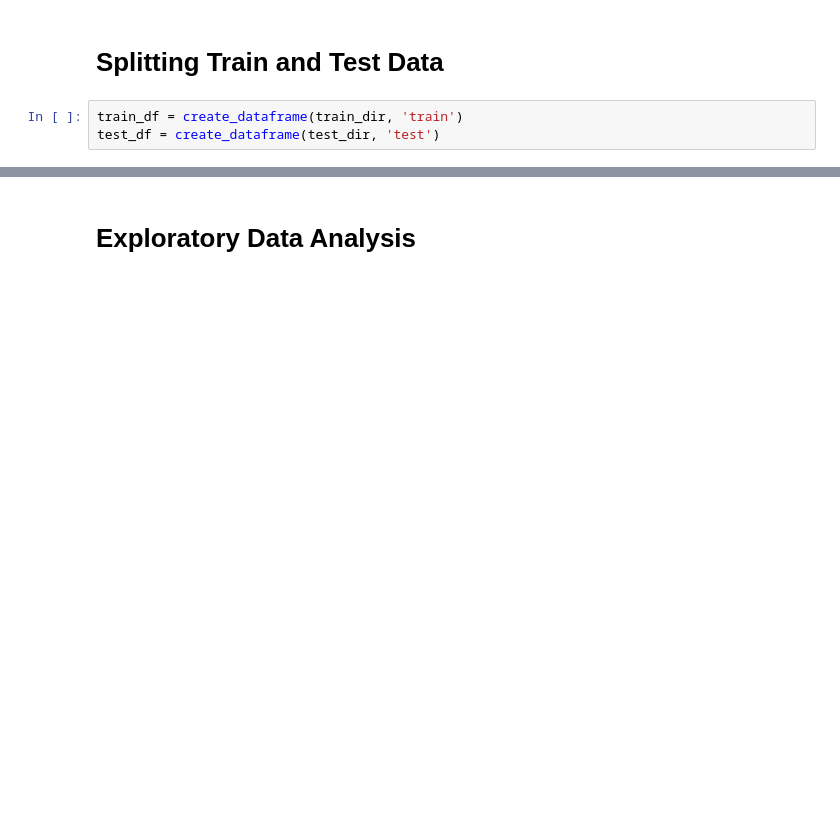
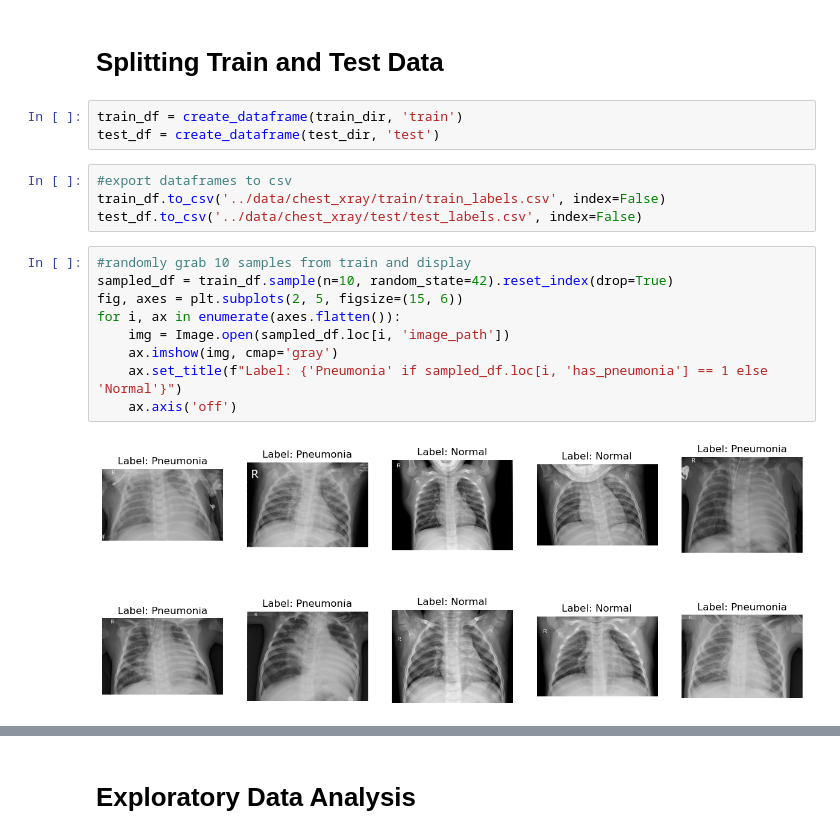
Before and after one commit to lukesaleh/Uncertainty-WGANs, a Jupyter notebook: notebooks/setup_xray.ipynb, the cells around one changed output, grey strips where cells are left out. Saved outputs shown, nothing was run; the diff lists cells and outputs as text; blank space fills up the shorter version.

```diff
--- a/notebooks/setup_xray.ipynb
+++ b/notebooks/setup_xray.ipynb
@@ -60,3 +83,18 @@ def stream_mean_std(files, sample=2000):
 # %%
 train_df = create_dataframe(train_dir, 'train')
 test_df = create_dataframe(test_dir, 'test')
+# %%
+#export dataframes to csv
+train_df.to_csv('../data/chest_xray/train/train_labels.csv', index=False)
+test_df.to_csv('../data/chest_xray/test/test_labels.csv', index=False)
+# %%
+#randomly grab 10 samples from train and display
+sampled_df = train_df.sample(n=10, random_state=42).reset_index(drop=True)
+fig, axes = plt.subplots(2, 5, figsize=(15, 6))
+for i, ax in enumerate(axes.flatten()):
+    img = Image.open(sampled_df.loc[i, 'image_path'])
+    ax.imshow(img, cmap='gray')
+    ax.set_title(f"Label: {'Pneumonia' if sampled_df.loc[i, 'has_pneumonia'] == 1 else 'Normal'}")
+    ax.axis('off')
+# %% [output]
+[figure, added]
```
Also changed, not shown: parts of 7 cells of this notebook, 2 other files.
